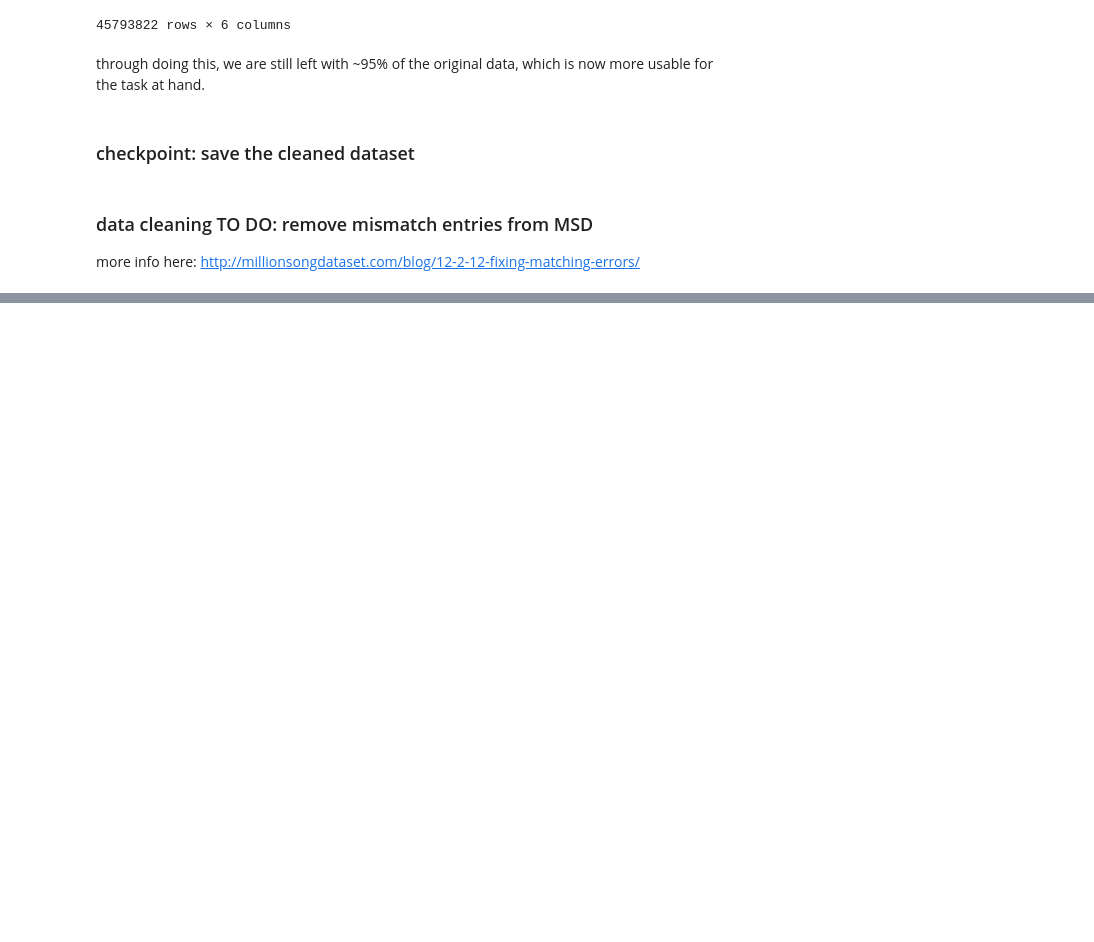
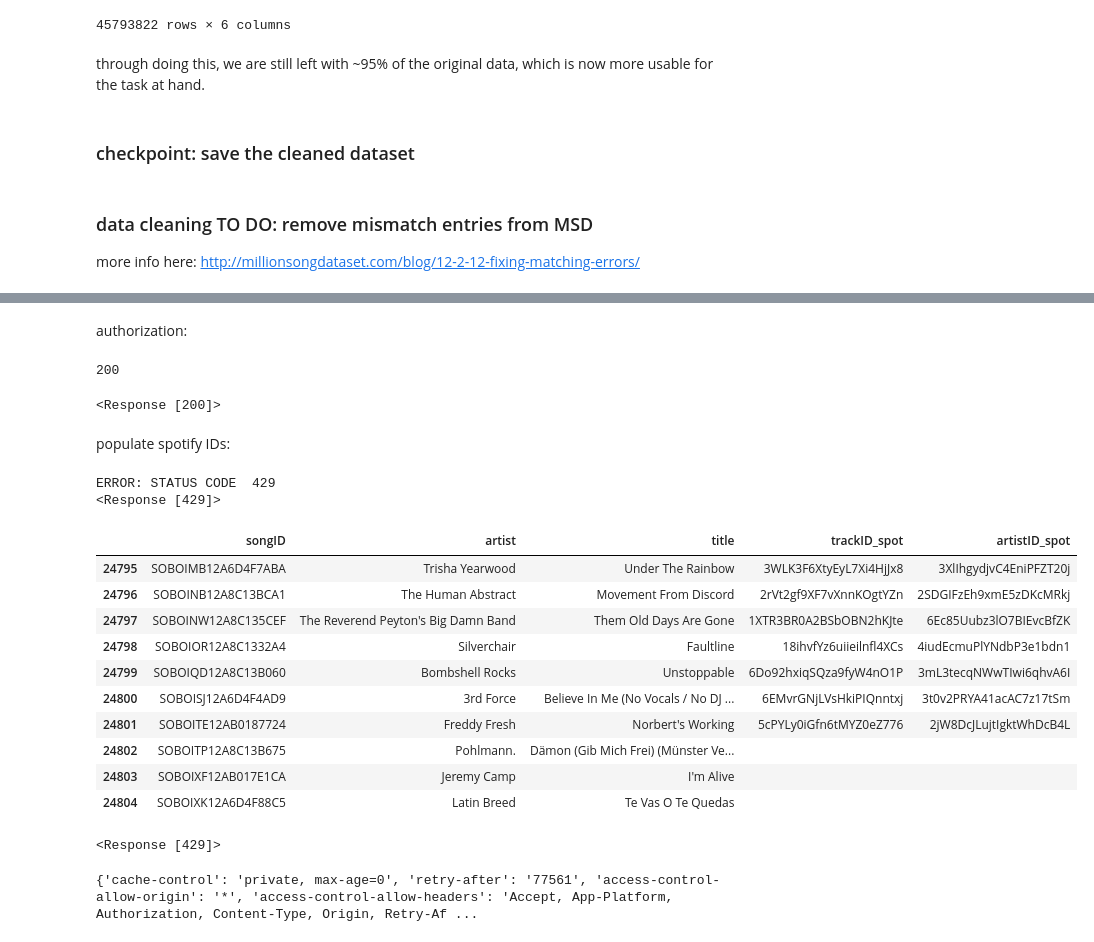
Before and after one commit to smehdizadeh/CSCI5622_Machine-Learning, a Jupyter notebook: dataset-creation.ipynb, the cells around one changed output, grey strips where cells are left out. Drawn from its saved outputs; the diff is of its cells as text; code cells hidden in the pictures; blank space fills up the shorter version.

Commit message:
connection with Spotify API - search query

```diff
--- a/dataset-creation.ipynb
+++ b/dataset-creation.ipynb
@@ -617,0 +646,2 @@ more info here: http://millionsongdataset.com/blog/12-2-12-fixing-matching-error
+# %% [markdown]
+authorization:
@@ -617,0 +660,4 @@ more info here: http://millionsongdataset.com/blog/12-2-12-fixing-matching-error
+# %%
+response1.status_code
+# %% [output]
+200
@@ -617,0 +673,67 @@ more info here: http://millionsongdataset.com/blog/12-2-12-fixing-matching-error
+# %%
+auth_response
+# %% [output]
+<Response [200]>
+# %%
+# convert the response to JSON
+auth_response_data = auth_response.json()
+
+# save the access token
+access_token = auth_response_data['access_token']
+# %%
+headers = {
+    'Authorization': 'Bearer {token}'.format(token=access_token)
+}
+# %% [markdown]
+populate spotify IDs:
+# %%
+BASE_URL = 'https://api.spotify.com/v1/'
+
+for i in range(24802,len(songs)): #start the range at 0 and then as errors come up adjust this to start where you left off
+    #get names of tracks and artists from the songs dataframe we made above
+    track = songs.iloc[i,2]
+    artist = songs.iloc[i,1]
+
+    #formulate the query and the request
+    query = track + '%20artist:' + artist
+    r = requests.get(BASE_URL + 'search?q=' + query + '&type=track' + '&limit=1', headers=headers)
+
+    if r.status_code == 400: #usually happens if weird character in song/artist name, skip this
+        continue
+    elif r.status_code != 200: #if request is not successful, stop and report
+        print("ERROR: STATUS CODE ", r.status_code)
+        print(r)
+        break
+    elif r.json()['tracks']['total'] == 0: #if request is successful but no results found, skip entry and continue
+        continue
+    else: #save IDs to songs dataframe
+        jsontxt = r.json()
+        songs.iloc[i,3] = jsontxt['tracks']['items'][0]['id']
+        songs.iloc[i,4] = jsontxt['tracks']['items'][0]['artists'][0]['id']
+
+        print("STATUS: ROW ", i, "/", len(songs)) #print status
+# %% [output]
+ERROR: STATUS CODE  429
+<Response [429]>
+# %%
+songs.iloc[24795:24805,:]
+# %% [output]
+|  | songID | artist | title | trackID_spot | artistID_spot |
+| 24795 | SOBOIMB12A6D4F7ABA | Trisha Yearwood | Under The Rainbow | 3WLK3F6XtyEyL7Xi4HjJx8 | 3XlIhgydjvC4EniPFZT20j |
+| 24796 | SOBOINB12A8C13BCA1 | The Human Abstract | Movement From Discord | 2rVt2gf9XF7vXnnKOgtYZn | 2SDGIFzEh9xmE5zDKcMRkj |
+| 24797 | SOBOINW12A8C135CEF | The Reverend Peyton's Big Damn Band | Them Old Days Are Gone | 1XTR3BR0A2BSbOBN2hKJte | 6Ec85Uubz3lO7BIEvcBfZK |
+| 24798 | SOBOIOR12A8C1332A4 | Silverchair | Faultline | 18ihvfYz6uiieilnfl4XCs | 4iudEcmuPlYNdbP3e1bdn1 |
+| 24799 | SOBOIQD12A8C13B060 | Bombshell Rocks | Unstoppable | 6Do92hxiqSQza9fyW4nO1P | 3mL3tecqNWwTIwi6qhvA6I |
+| 24800 | SOBOISJ12A6D4F4AD9 | 3rd Force | Believe In Me (No Vocals / No DJ ... | 6EMvrGNjLVsHkiPIQnntxj | 3t0v2PRYA41acAC7z17tSm |
+| 24801 | SOBOITE12AB0187724 | Freddy Fresh | Norbert's Working | 5cPYLy0iGfn6tMYZ0eZ776 | 2jW8DcJLujtIgktWhDcB4L |
+| 24802 | SOBOITP12A8C13B675 | Pohlmann. | Dämon (Gib Mich Frei) (Münster Ve... |  |  |
+| 24803 | SOBOIXF12AB017E1CA | Jeremy Camp | I'm Alive |  |  |
+| 24804 | SOBOIXK12A6D4F88C5 | Latin Breed | Te Vas O Te Quedas |  |  |
+# %%
+r
+# %% [output]
+<Response [429]>
+# %%
+r.headers
+# %% [output]
+{'cache-control': 'private, max-age=0', 'retry-after': '77561', 'access-control-allow-origin': '*', 'access-control-allow-headers': 'Accept, App-Platform, Authorization, Content-Type, Origin, Retry-Af ...
```
Also changed, not shown: parts of 7 cells of this notebook.
